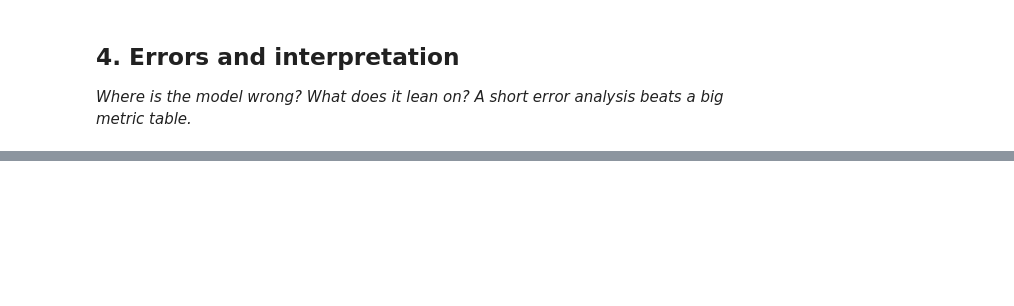
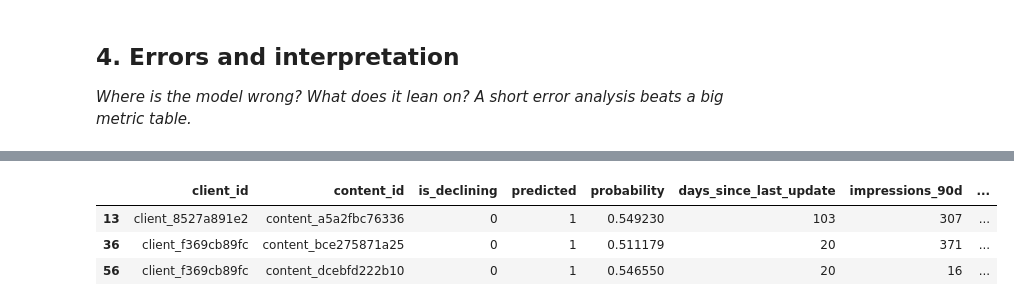
Before and after one commit to Priyaa1904/Flyrank-ML-Internship-Starter, a Jupyter notebook: work/notebooks/w05_model.ipynb, the cells around one changed output, grey strips where cells are left out. Drawn from its saved outputs; the diff is of its cells as text; code cells hidden in the pictures; blank space fills up the shorter version.

```diff
--- a/work/notebooks/w05_model.ipynb
+++ b/work/notebooks/w05_model.ipynb
@@ -29,0 +173,20 @@ This skeleton is yours to fill. Work the sections **in order** — each one has
+# %%
+from sklearn.pipeline import Pipeline
+from sklearn.impute import SimpleImputer
+from sklearn.preprocessing import StandardScaler
+from sklearn.linear_model import LogisticRegression
+
+model = Pipeline([
+    ("imputer", SimpleImputer(strategy="median")),
+    ("scaler", StandardScaler()),
+    ("classifier", LogisticRegression(
+        max_iter=1000,
+        random_state=42
+    ))
+])
+
+print(model)
+
+model.fit(X_train, y_train)
+
+print("Model trained successfully.")
@@ -36,0 +343,60 @@ This skeleton is yours to fill. Work the sections **in order** — each one has
+# %%
+# Identify concrete false-positive and false-negative cases
+
+error_df = model_df.iloc[test_idx].copy()
+
+error_df["predicted"] = model_pred
+error_df["probability"] = model_prob
+
+error_df["error_type"] = np.select(
+    [
+        (error_df["is_declining"] == 0) & (error_df["predicted"] == 1),
+        (error_df["is_declining"] == 1) & (error_df["predicted"] == 0)
+    ],
+    [
+        "False Positive",
+        "False Negative"
+    ],
+    default="Correct"
+)
+
+errors = error_df[
+    error_df["error_type"] != "Correct"
+].copy()
+
+print("Total errors:", len(errors))
+
+print("\nFalse positives:")
+display(
+    errors[errors["error_type"] == "False Positive"][
+        [
+            "client_id",
+            "content_id",
+            "is_declining",
+            "predicted",
+            "probability",
+            "days_since_last_update",
+            "impressions_90d",
+            "ctr",
+            "avg_position"
+        ]
+    ].head(3)
+)
+
+print("\nFalse negatives:")
+display(
+    errors[errors["error_type"] == "False Negative"][
+        [
+            "client_id",
+            "content_id",
+            "is_declining",
+            "predicted",
+            "probability",
+            "days_since_last_update",
+            "impressions_90d",
+            "ctr",
+            "avg_position"
+        ]
+    ].head(3)
+)
+# %% [output]
@@ -36,0 +406,4 @@ This skeleton is yours to fill. Work the sections **in order** — each one has
+|  | client_id | content_id | is_declining | predicted | probability | days_since_last_update | impressions_90d | ... |
+| 13 | client_8527a891e2 | content_a5a2fbc76336 | 0 | 1 | 0.549230 | 103 | 307 | ... |
+| 36 | client_f369cb89fc | content_bce275871a25 | 0 | 1 | 0.511179 | 20 | 371 | ... |
+| 56 | client_f369cb89fc | content_dcebfd222b10 | 0 | 1 | 0.546550 | 20 | 16 | ... |
```
Also changed, not shown: parts of 23 cells of this notebook.
